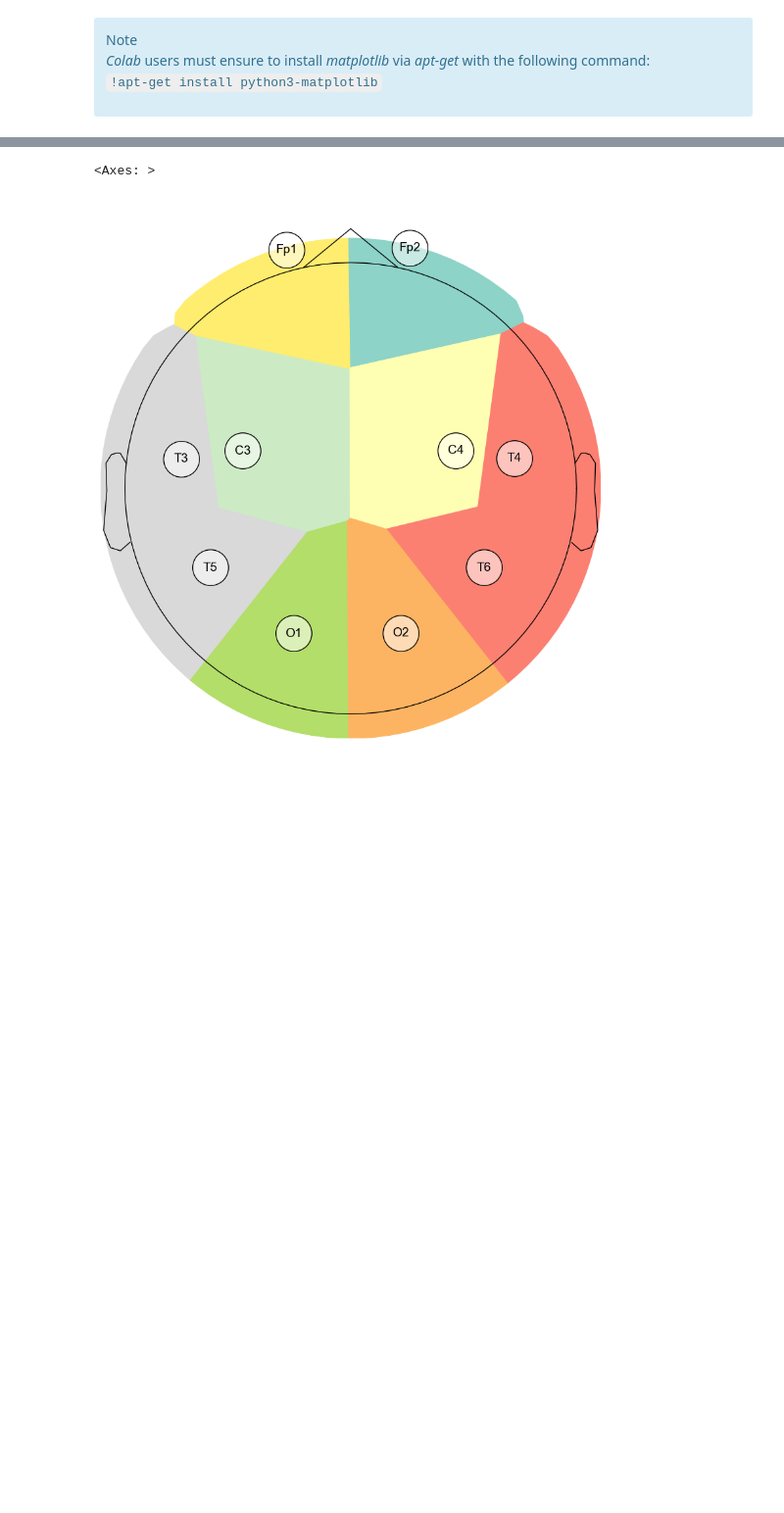
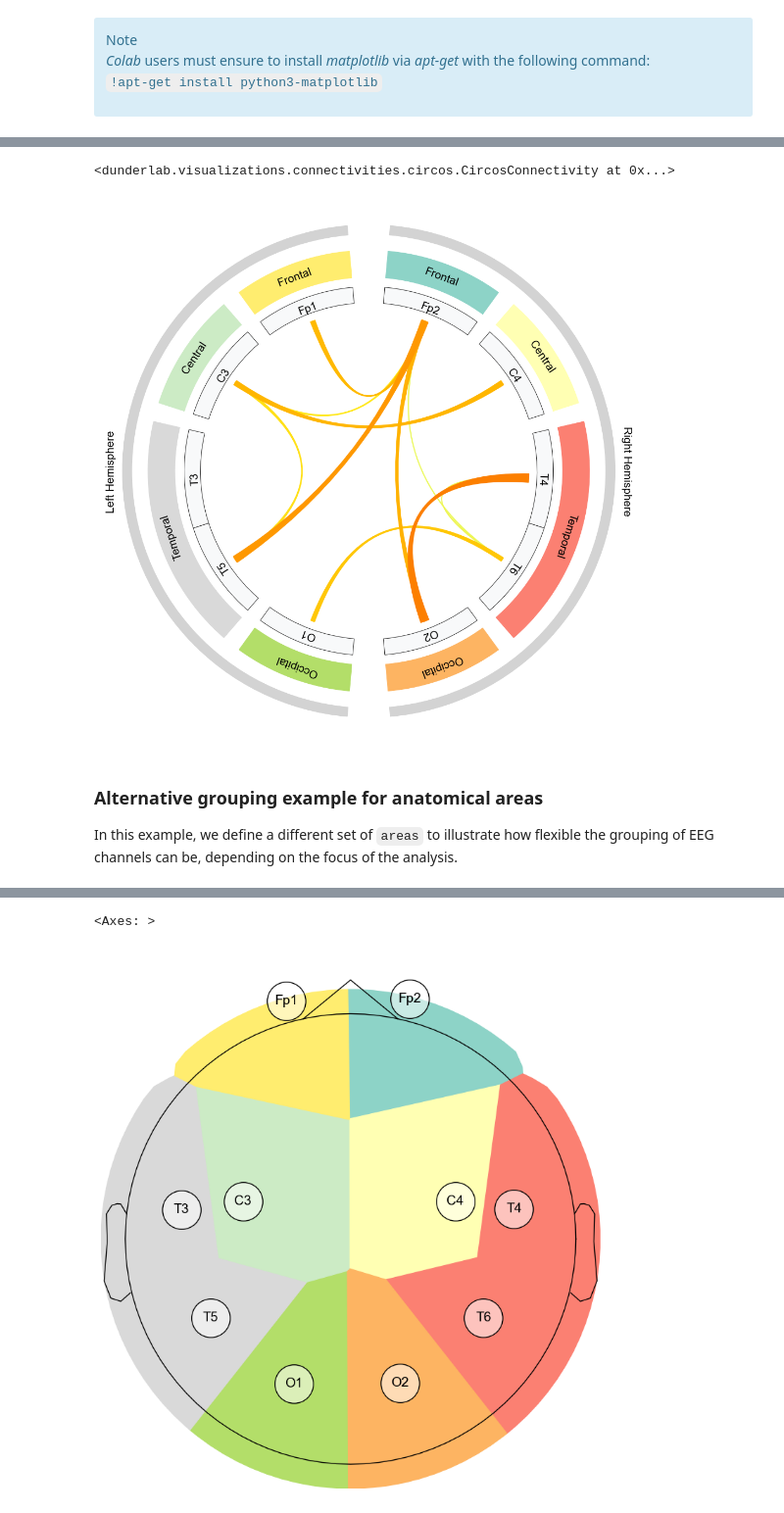
Before and after one commit to dunderlab/python-dunderlab.visualizations, a Jupyter notebook: docs/source/notebooks/01-connectivity_circosplot.ipynb, the cells around one changed output, grey strips where cells are left out. Shown: that part at 98% size. Cells and saved outputs as stored; diff of their text form; code cells hidden in the pictures; blank space fills up the shorter version.

Commit message:
Directional connectivities

```diff
--- a/docs/source/notebooks/01-connectivity_circosplot.ipynb
+++ b/docs/source/notebooks/01-connectivity_circosplot.ipynb
@@ -92,0 +51,8 @@ Topoplot reference:
+# %%
+N = len(channels)  # number of EEG channels
+
+# Compute the number of unique undirected connections
+n_connections = N * (N - 1) // 2
+
+# Generate random connectivity values as a 1D vector
+connectivities_v = np.random.normal(size=n_connections)
@@ -92,0 +89,2 @@ Topoplot reference:
+# %%
+conn = interact_connectivity(connectivities_v, channels, areas)
@@ -92,0 +144,3 @@ Topoplot reference:
+# %%
+configurations = conn.params
+configurations
@@ -92,0 +165,9 @@ Topoplot reference:
+# %%
+CircosConnectivity(connectivities_v, channels, areas, **configurations)
+# %% [output]
+<dunderlab.visualizations.connectivities.circos.CircosConnectivity at 0x...>
+[figure, added]
+# %% [markdown]
+### Alternative grouping example for anatomical areas
+
+In this example, we define a different set of `areas` to illustrate how flexible the grouping of EEG channels can be, depending on the focus of the analysis.
```
Also changed, not shown: parts of 34 cells of this notebook, 5 other files.
